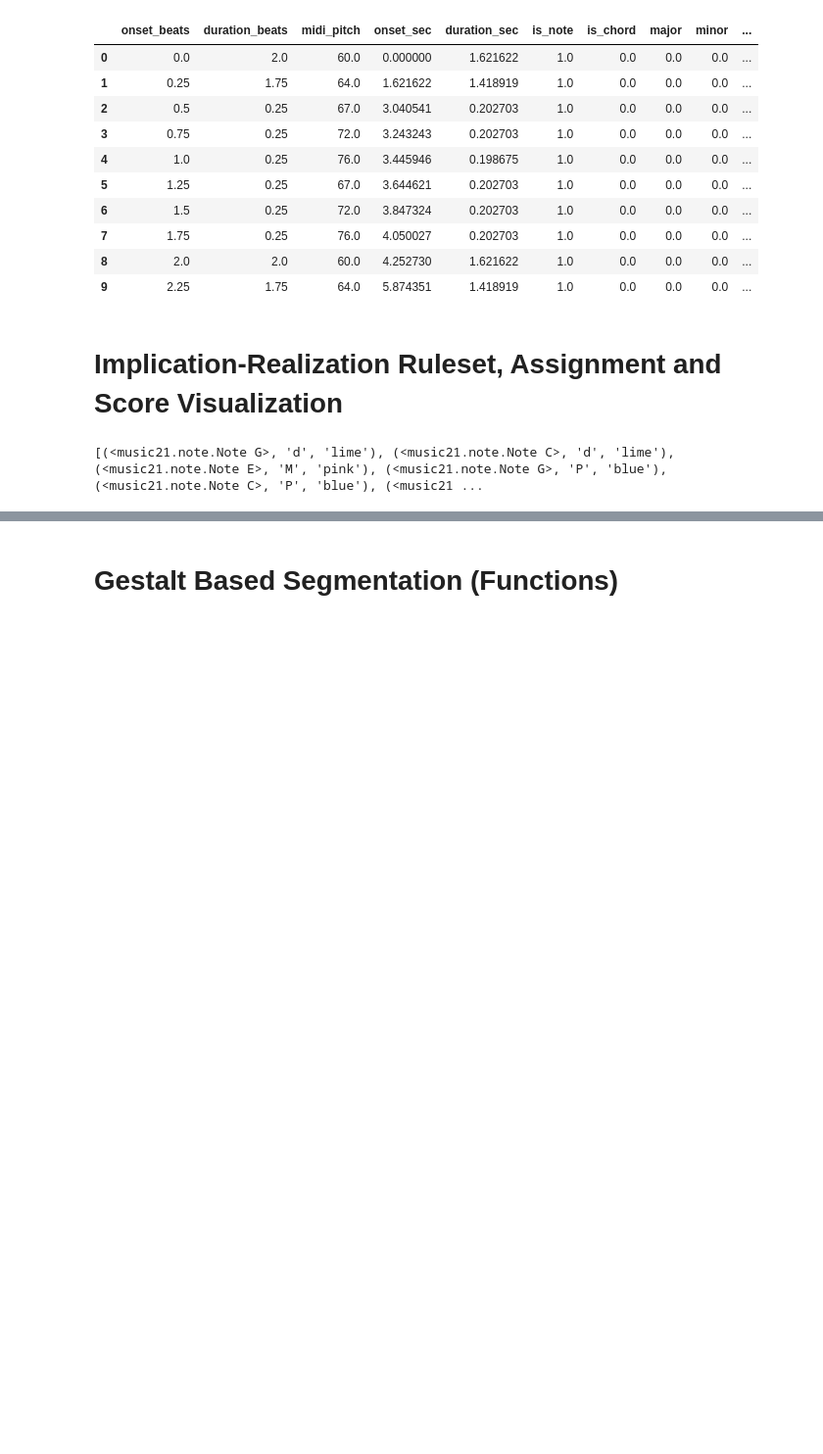
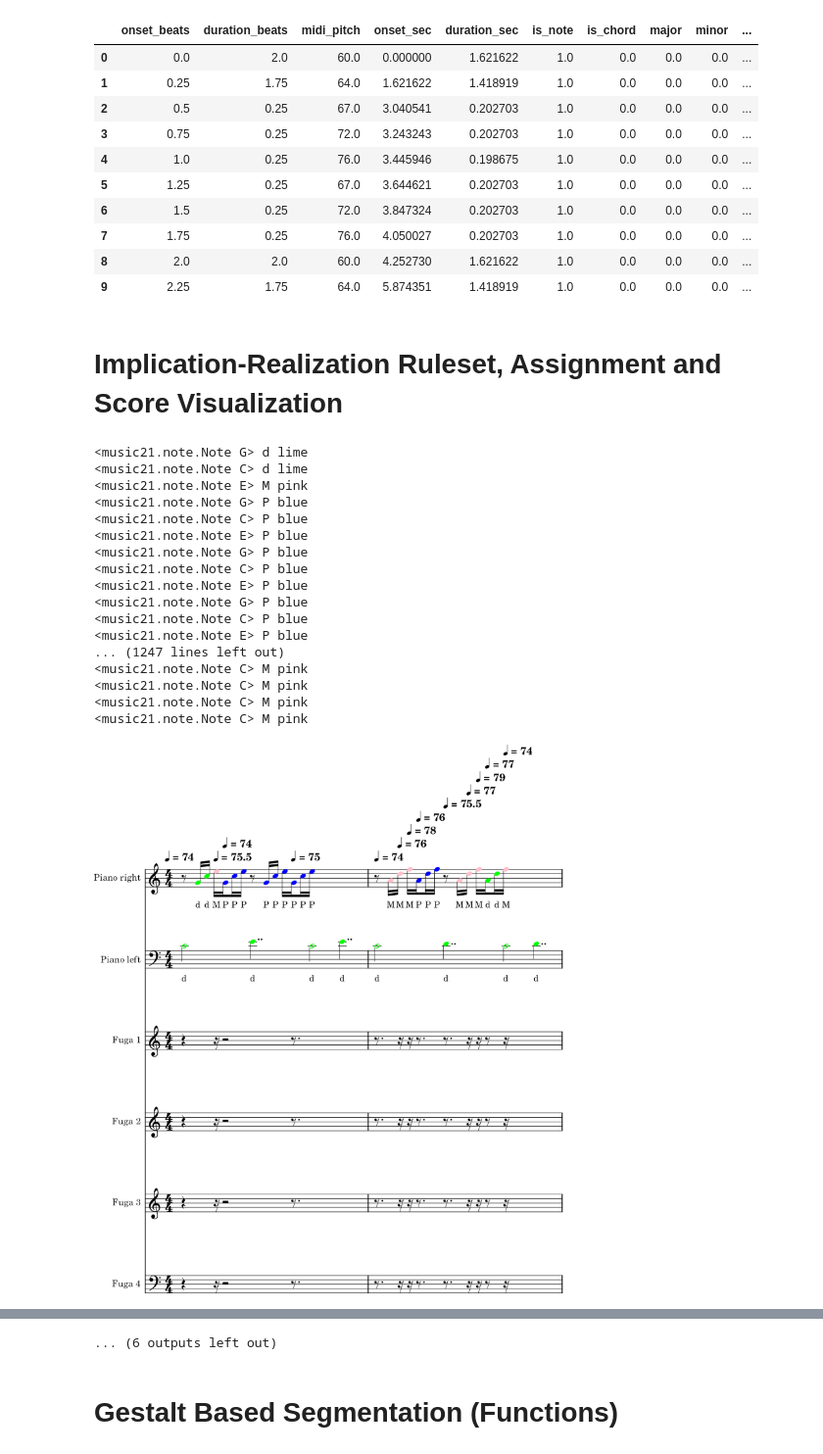
Before and after one commit to 5i5ousPlay/Thesisv2, a Jupyter notebook: Thesisv1.2_IR _and_graphviz.ipynb, the cells around one changed output, grey strips where cells are left out. Shown at 98% size. Saved outputs shown, nothing was run; the diff lists cells and outputs as text; code cells hidden in the pictures; blank space fills up the shorter version.

Commit message:
Theres an error on my end in the last code block of the IR section, its not fixed yet but handled by a try-except

```diff
--- a/Thesisv1.2_IR _and_graphviz.ipynb
+++ b/Thesisv1.2_IR _and_graphviz.ipynb
@@ -274,7 +203,26 @@ def visualize_notes_with_symbols(notes_with_symbols):
 # %%
 # Usage of the above functions
 test_ir = assign_ir_symbols(notes)
-visualize_notes_with_symbols(test_ir) # error on my end
-# score.show() # for debugging
+try: # error on my end, so try-except
+    visualize_notes_with_symbols(test_ir)
+except:
+    score.show() # for debugging, optional
 # %% [output]
-[(<music21.note.Note G>, 'd', 'lime'), (<music21.note.Note C>, 'd', 'lime'), (<music21.note.Note E>, 'M', 'pink'), (<music21.note.Note G>, 'P', 'blue'), (<music21.note.Note C>, 'P', 'blue'), (<music21 ...
+<music21.note.Note G> d lime
+<music21.note.Note C> d lime
+<music21.note.Note E> M pink
+<music21.note.Note G> P blue
+<music21.note.Note C> P blue
+<music21.note.Note E> P blue
+<music21.note.Note G> P blue
+<music21.note.Note C> P blue
+<music21.note.Note E> P blue
+<music21.note.Note G> P blue
+<music21.note.Note C> P blue
+<music21.note.Note E> P blue
+... (1247 lines left out)
+<music21.note.Note C> M pink
+<music21.note.Note C> M pink
+<music21.note.Note C> M pink
+<music21.note.Note C> M pink
+[figure, added]
@@ -281,3 +239,4 @@ visualize_notes_with_symbols(test_ir) # error on my end
+... (6 outputs left out)
 # %% [markdown]
 # Gestalt Based Segmentation (Functions)
 # %%
```
Also changed, not shown: parts of 13 cells of this notebook.
